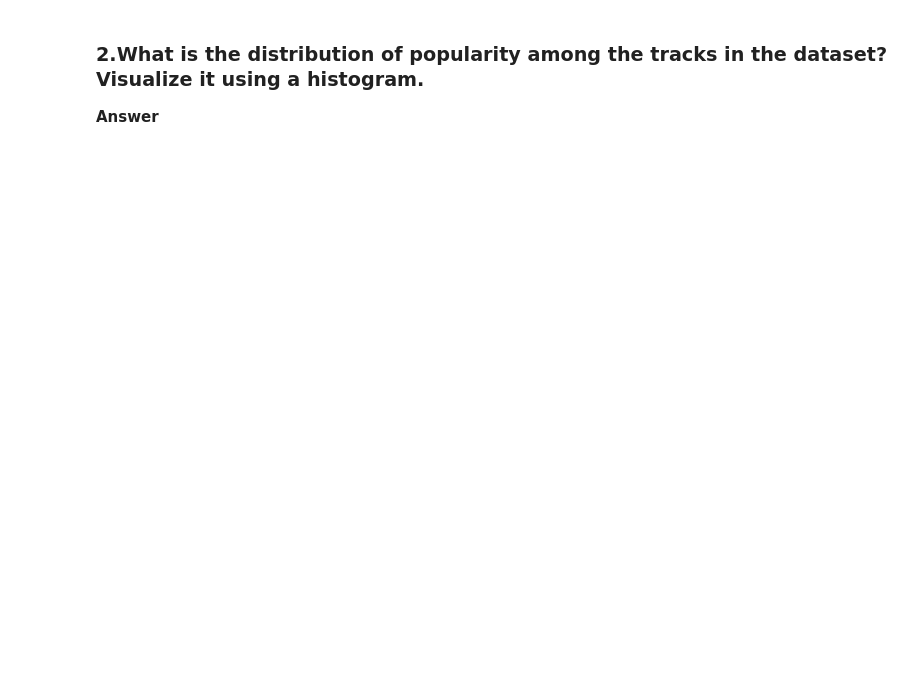
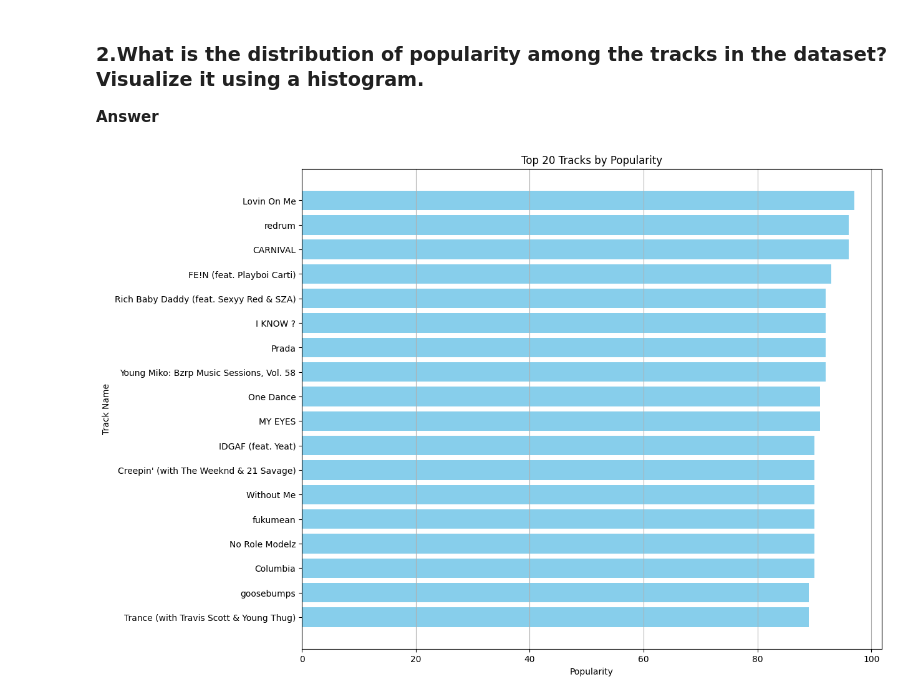
Before and after one commit to AjayKumar095/Data-Science-Masters, a Jupyter notebook: EDA_On_Amazon_Sales_Data_and_Spotify_Data/EDA_Amazon_Sales_Data.ipynb, the cells around one changed output. Cells and saved outputs as stored; diff of their text form; code cells hidden in the pictures; blank space fills up the shorter version.

```diff
--- a/EDA_On_Amazon_Sales_Data_and_Spotify_Data/EDA_Amazon_Sales_Data.ipynb
+++ b/EDA_On_Amazon_Sales_Data_and_Spotify_Data/EDA_Amazon_Sales_Data.ipynb
@@ -112,0 +119,16 @@ sns.histplot(data=df, x=df[''])
+# %%
+# Select a subset of tracks (top 20 most popular tracks)
+# Selecting only top 20 track, because it hard to visualize and analyize all track by their popularity.
+top_tracks = df.nlargest(20, 'Popularity')
+
+# Plot bar chart of track popularity
+plt.figure(figsize=(12, 10))
+plt.barh(top_tracks['Track Name'], top_tracks['Popularity'], color='skyblue')
+plt.title('Top 20 Tracks by Popularity')
+plt.xlabel('Popularity')
+plt.ylabel('Track Name')
+plt.gca().invert_yaxis()  # Invert y-axis to have the most popular track at the top
+plt.grid(True, axis='x')
+plt.show()
+# %% [output]
+[figure, added]
```
Also changed, not shown: parts of 13 cells of this notebook.
